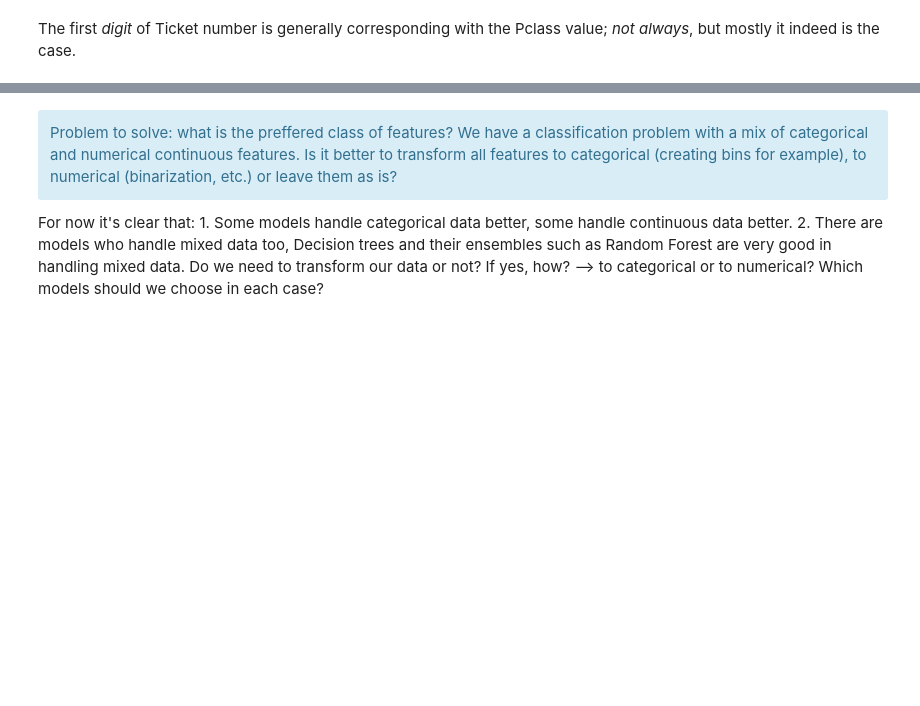
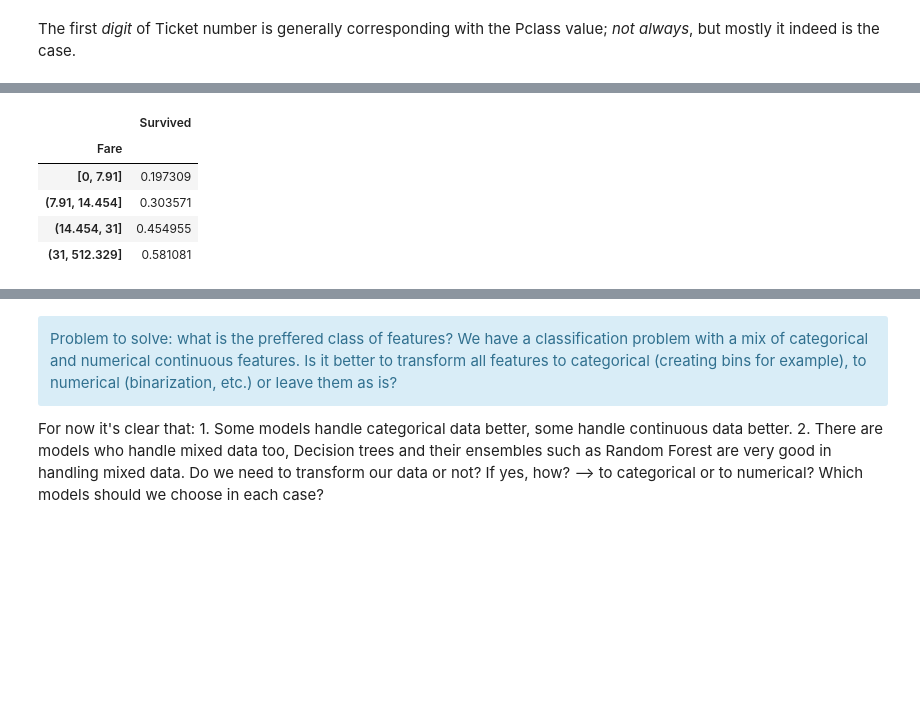
Before and after one commit to KonstantinMasich/Machine_Learning, a Jupyter notebook: Kaggle/Titanic/feature_selection.ipynb, the cells around one changed output, grey strips where cells are left out. Cells and saved outputs as stored; diff of their text form; code cells hidden in the pictures; blank space fills up the shorter version.

```diff
--- a/Kaggle/Titanic/feature_selection.ipynb
+++ b/Kaggle/Titanic/feature_selection.ipynb
@@ -485,0 +504,14 @@ The first *digit* of Ticket number is generally corresponding with the Pclass va
+# %%
+fare_categorical_feature = pd.DataFrame()
+fare_categorical_feature['Survived'] = train_df['Survived']
+fare_categorical_feature['Fare'] = train_df['Fare']
+fare_categorical_feature['Fare'] = pd.qcut(train_df['Fare'],4)
+
+fare_categorical_feature.groupby(['Fare'])['Survived'].mean().to_frame().style.background_gradient(cmap='summer_r')
+# %% [output]
+|  | Survived |
+| Fare |  |
+| [0, 7.91] | 0.197309 |
+| (7.91, 14.454] | 0.303571 |
+| (14.454, 31] | 0.454955 |
+| (31, 512.329] | 0.581081 |
```
Also changed, not shown: parts of 12 cells of this notebook.
